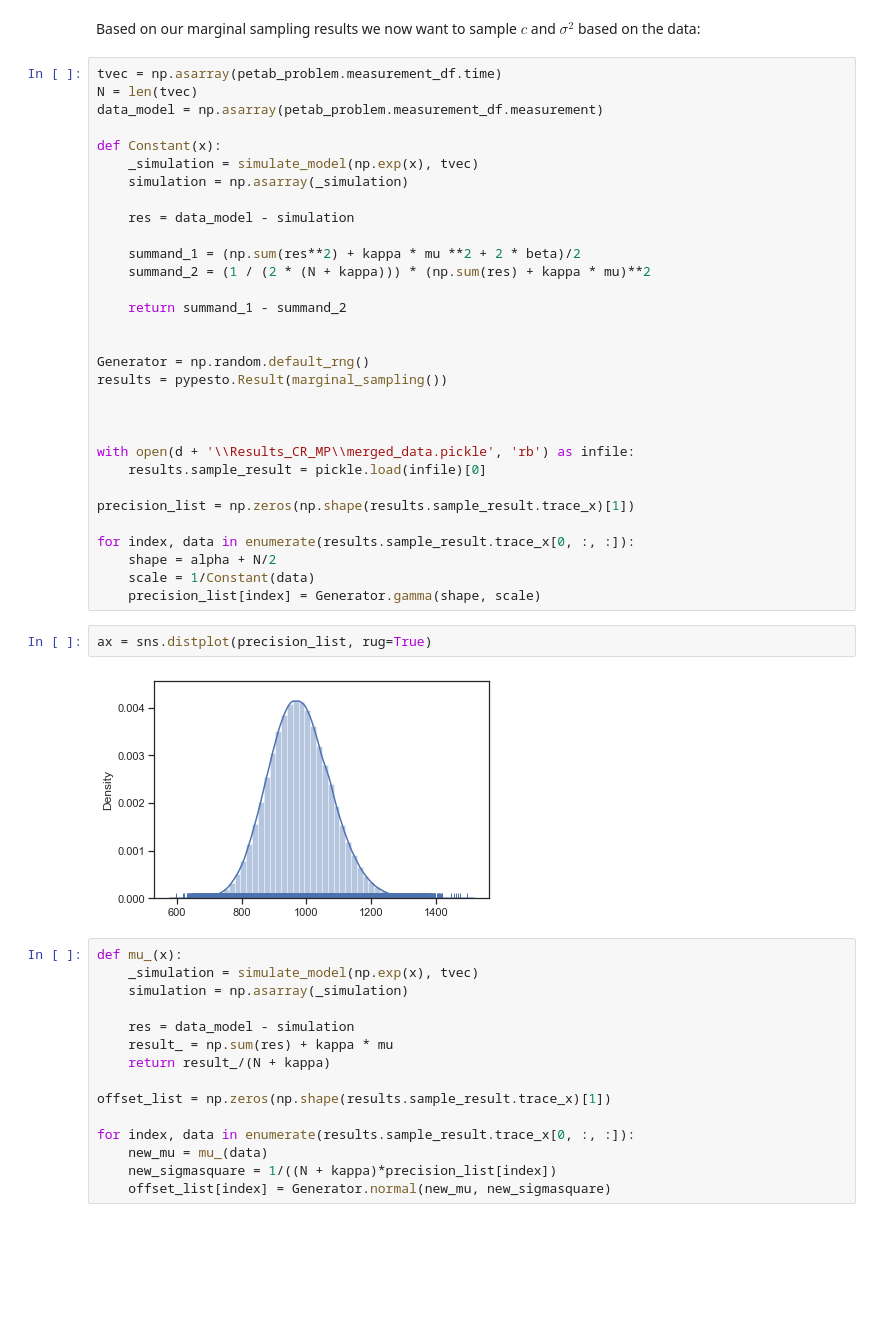
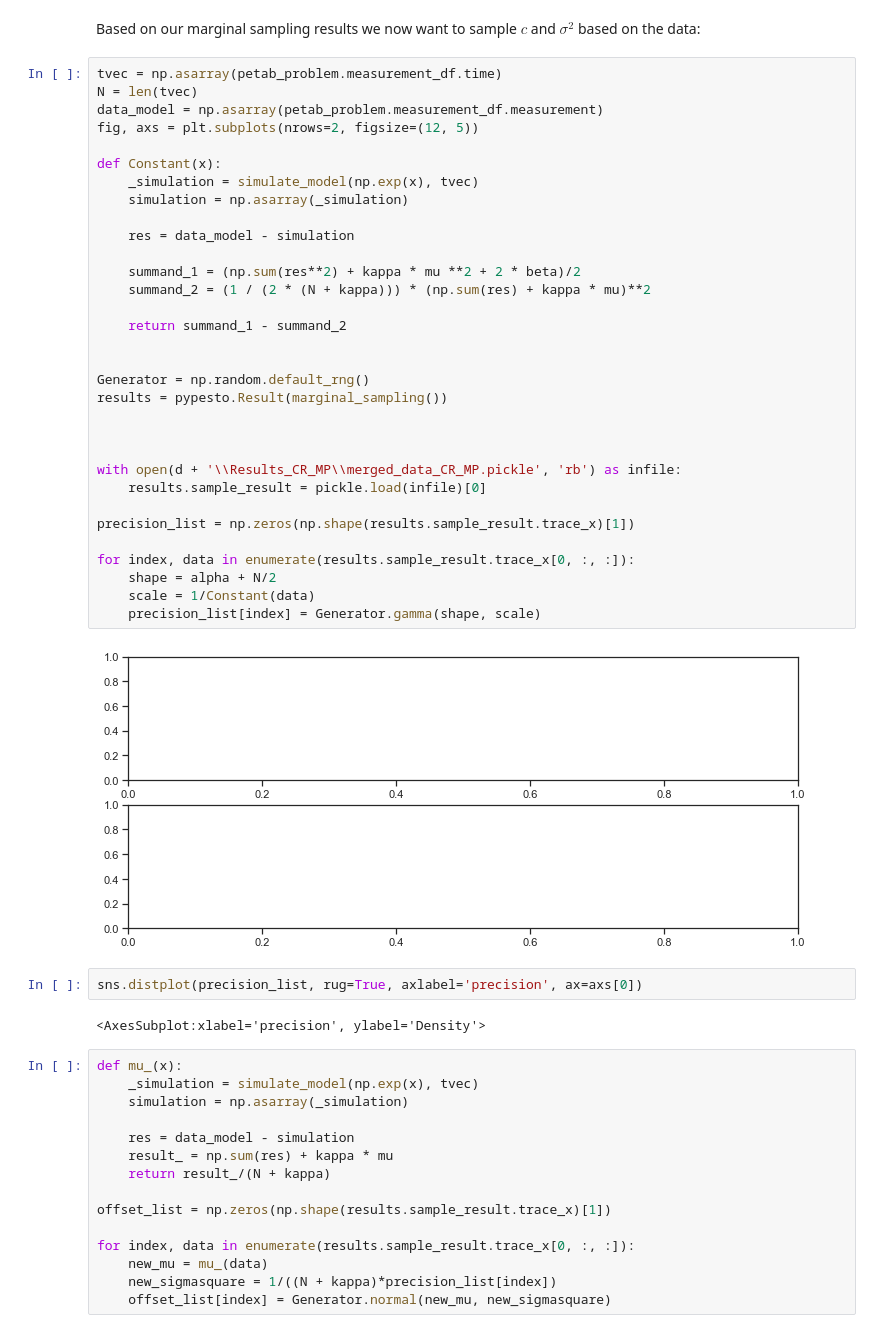
Before and after one commit to feddersmichael/Bachelor-Thesis-Marginal-Sampling, a Jupyter notebook: pipeline_for_sampling/pipeline_example-Conversion-Reaction_marginal_likelihood.ipynb, the cells around one changed output. Saved outputs shown, nothing was run; the diff lists cells and outputs as text; blank space fills up the shorter version.

```diff
--- a/pipeline_for_sampling/pipeline_example-Conversion-Reaction_marginal_likelihood.ipynb
+++ b/pipeline_for_sampling/pipeline_example-Conversion-Reaction_marginal_likelihood.ipynb
@@ -142,38 +144,41 @@ Based on our marginal sampling results we now want to sample $c$ and $\sigma^2$
 # %%
 tvec = np.asarray(petab_problem.measurement_df.time)
 N = len(tvec)
 data_model = np.asarray(petab_problem.measurement_df.measurement)
+fig, axs = plt.subplots(nrows=2, figsize=(12, 5))
 
 def Constant(x):
     _simulation = simulate_model(np.exp(x), tvec)
     simulation = np.asarray(_simulation)
 
     res = data_model - simulation
 
     summand_1 = (np.sum(res**2) + kappa * mu **2 + 2 * beta)/2
     summand_2 = (1 / (2 * (N + kappa))) * (np.sum(res) + kappa * mu)**2
 
     return summand_1 - summand_2
 
 
 Generator = np.random.default_rng()
 results = pypesto.Result(marginal_sampling())
 
 
 
-with open(d + '\\Results_CR_MP\\merged_data.pickle', 'rb') as infile:
+with open(d + '\\Results_CR_MP\\merged_data_CR_MP.pickle', 'rb') as infile:
     results.sample_result = pickle.load(infile)[0]
 
 precision_list = np.zeros(np.shape(results.sample_result.trace_x)[1])
 
 for index, data in enumerate(results.sample_result.trace_x[0, :, :]):
     shape = alpha + N/2
     scale = 1/Constant(data)
     precision_list[index] = Generator.gamma(shape, scale)
+# %% [output]
+[figure, added]
 # %%
-ax = sns.distplot(precision_list, rug=True)
+sns.distplot(precision_list, rug=True, axlabel='precision', ax=axs[0])
 # %% [output]
-[figure, removed]
+<AxesSubplot:xlabel='precision', ylabel='Density'>
 # %%
 def mu_(x):
     _simulation = simulate_model(np.exp(x), tvec)
```
Also changed, not shown: parts of 4 cells of this notebook, 16 other files.
